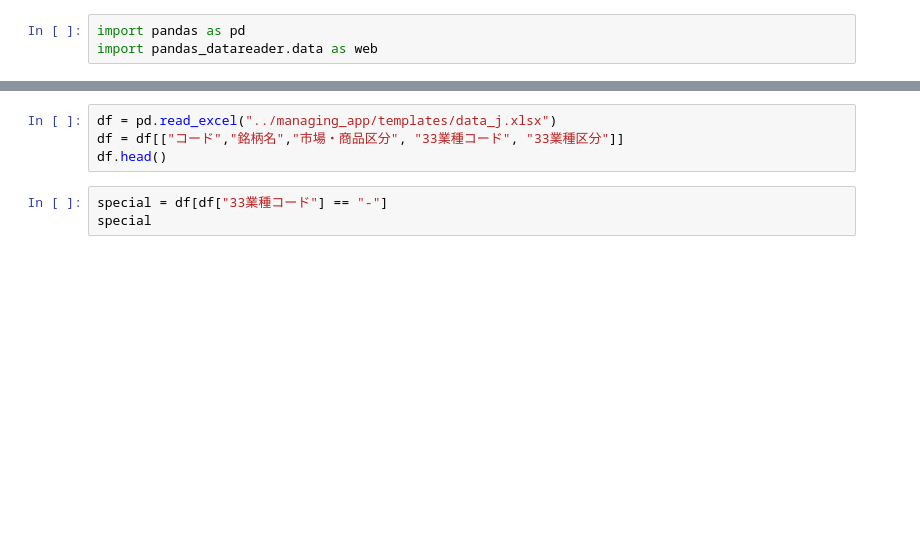
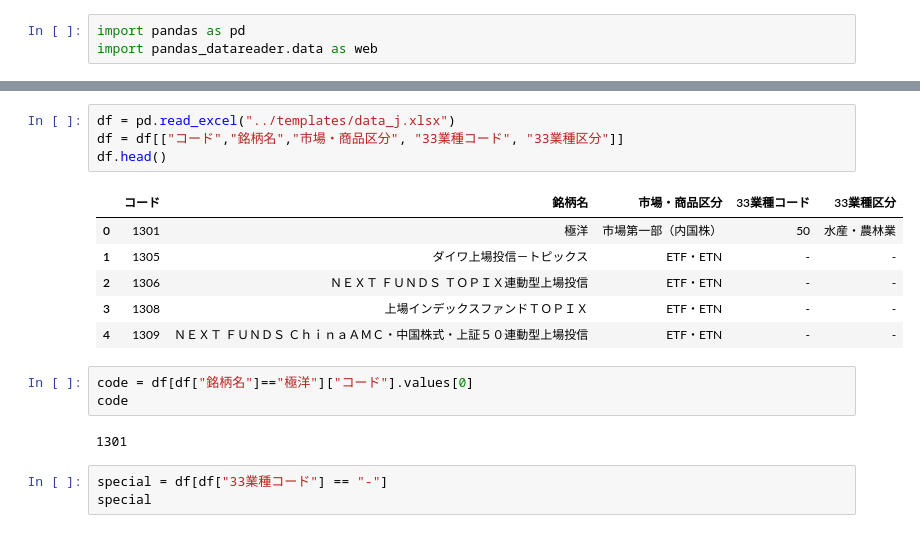
Before and after one commit to ransan102/Stock_price_prediction_app, a Jupyter notebook: managing_app/ml/test.ipynb, the cells around one changed output, grey strips where cells are left out. Saved outputs shown, nothing was run; the diff lists cells and outputs as text; blank space fills up the shorter version.

```diff
--- a/managing_app/ml/test.ipynb
+++ b/managing_app/ml/test.ipynb
@@ -131,7 +198,19 @@ fig2 = m.plot_components(forecast)
 # %%
-df = pd.read_excel("../managing_app/templates/data_j.xlsx")
+df = pd.read_excel("../templates/data_j.xlsx")
 df = df[["コード","銘柄名","市場・商品区分", "33業種コード", "33業種区分"]]
 df.head()
+# %% [output]
+|  | コード | 銘柄名 | 市場・商品区分 | 33業種コード | 33業種区分 |
+| 0 | 1301 | 極洋 | 市場第一部（内国株） | 50 | 水産・農林業 |
+| 1 | 1305 | ダイワ上場投信－トピックス | ETF・ETN | - | - |
+| 2 | 1306 | ＮＥＸＴ ＦＵＮＤＳ ＴＯＰＩＸ連動型上場投信 | ETF・ETN | - | - |
+| 3 | 1308 | 上場インデックスファンドＴＯＰＩＸ | ETF・ETN | - | - |
+| 4 | 1309 | ＮＥＸＴ ＦＵＮＤＳ ＣｈｉｎａＡＭＣ・中国株式・上証５０連動型上場投信 | ETF・ETN | - | - |
+# %%
+code = df[df["銘柄名"]=="極洋"]["コード"].values[0]
+code
+# %% [output]
+1301
 # %%
 special = df[df["33業種コード"] == "-"]
 special
```
Also changed, not shown: parts of 17 cells of this notebook, 5 other files.
